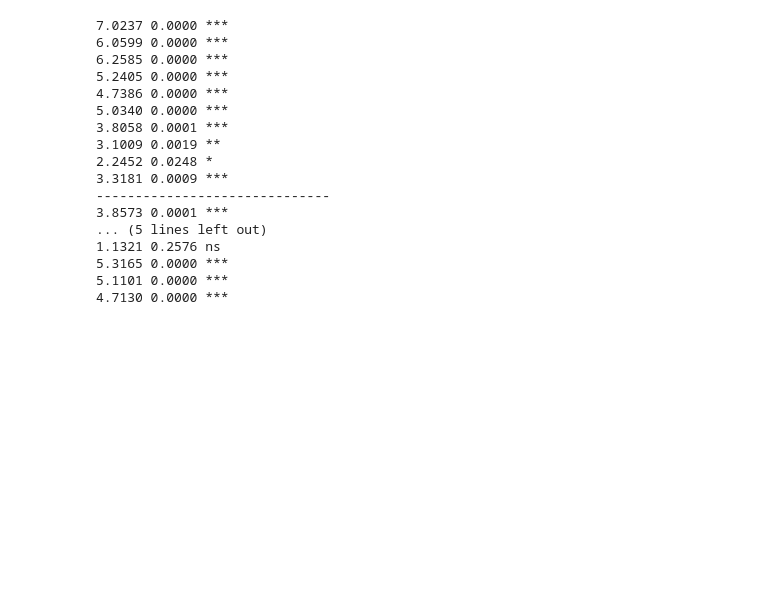
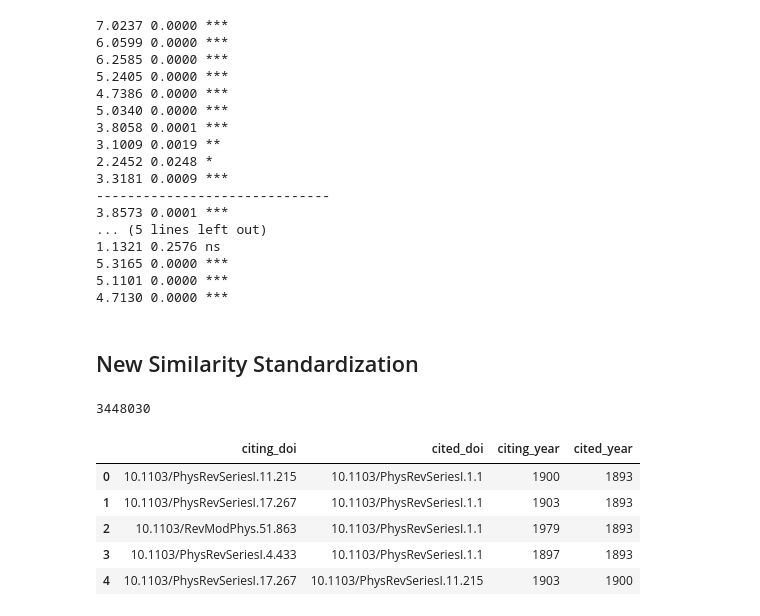
Before and after one commit to therobinkay/firstmover, a Jupyter notebook: main.ipynb, the cells around one changed output. Saved outputs shown, nothing was run; the diff lists cells and outputs as text; code cells hidden in the pictures; blank space fills up the shorter version.

```diff
--- a/main.ipynb
+++ b/main.ipynb
@@ -2412,3 +2412,23 @@ for i in range(1,11):
 5.3165 0.0000 ***
 5.1101 0.0000 ***
 4.7130 0.0000 ***
+# %% [markdown]
+## New Similarity Standardization
+# %%
+py = paperdata[['doi', 'year']].drop_duplicates(['doi']).reset_index(drop=True)
+
+cbpy = cb.merge(py, left_on='citing_doi', right_on='doi').drop(['doi'], axis=1).rename(
+    {'year': 'citing_year'}, axis=1).reset_index(drop=True)
+cbpy = cbpy.merge(py, left_on='cited_doi', right_on='doi').drop(['doi'], axis=1).rename(
+    {'year': 'cited_year'}, axis=1).reset_index(drop=True)
+
+print(len(cbpy))
+cbpy.head()
+# %% [output]
+3448030
+|  | citing_doi | cited_doi | citing_year | cited_year |
+| 0 | 10.1103/PhysRevSeriesI.11.215 | 10.1103/PhysRevSeriesI.1.1 | 1900 | 1893 |
+| 1 | 10.1103/PhysRevSeriesI.17.267 | 10.1103/PhysRevSeriesI.1.1 | 1903 | 1893 |
+| 2 | 10.1103/RevModPhys.51.863 | 10.1103/PhysRevSeriesI.1.1 | 1979 | 1893 |
+| 3 | 10.1103/PhysRevSeriesI.4.433 | 10.1103/PhysRevSeriesI.1.1 | 1897 | 1893 |
+| 4 | 10.1103/PhysRevSeriesI.17.267 | 10.1103/PhysRevSeriesI.11.215 | 1903 | 1900 |
```
Also changed, not shown: parts of 4 cells of this notebook.
